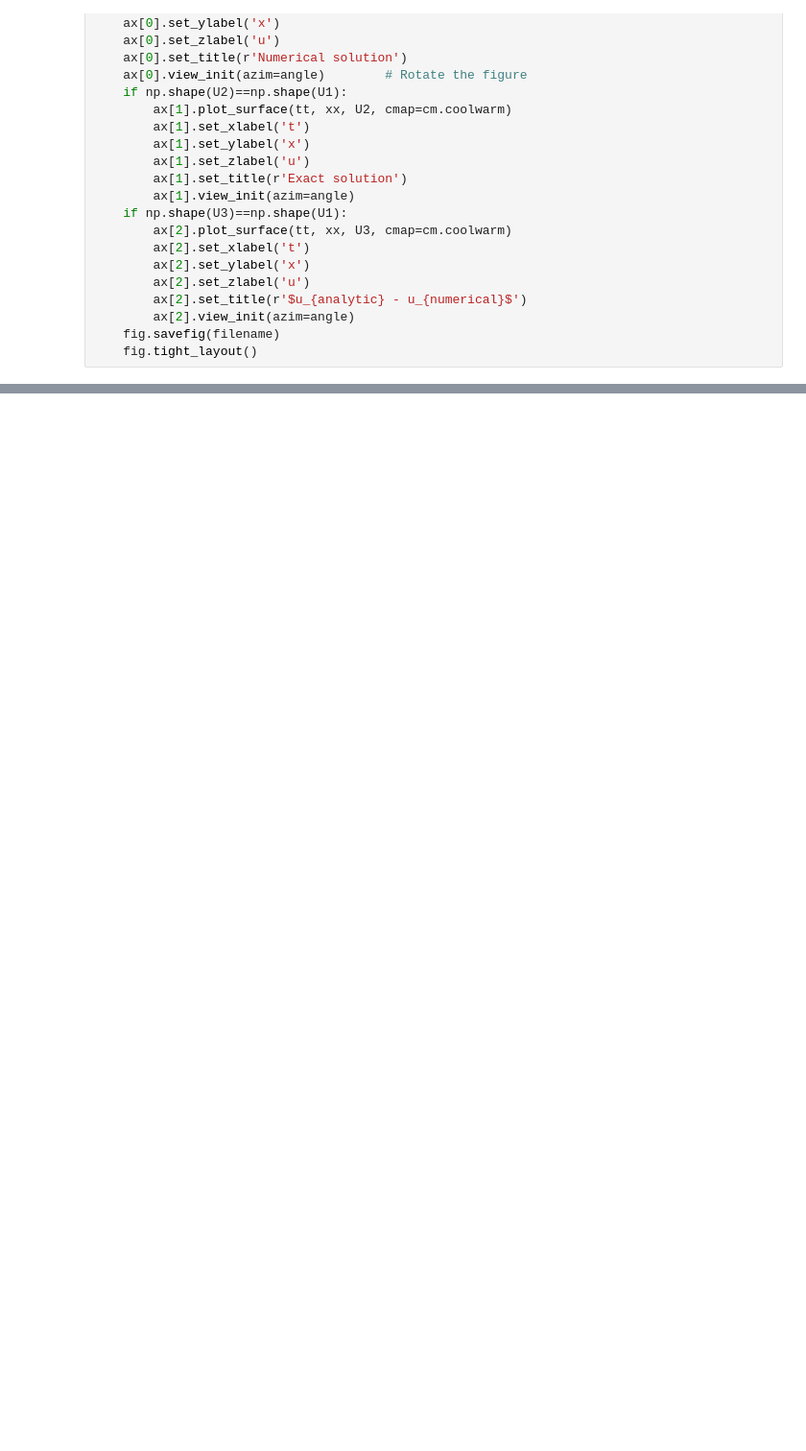
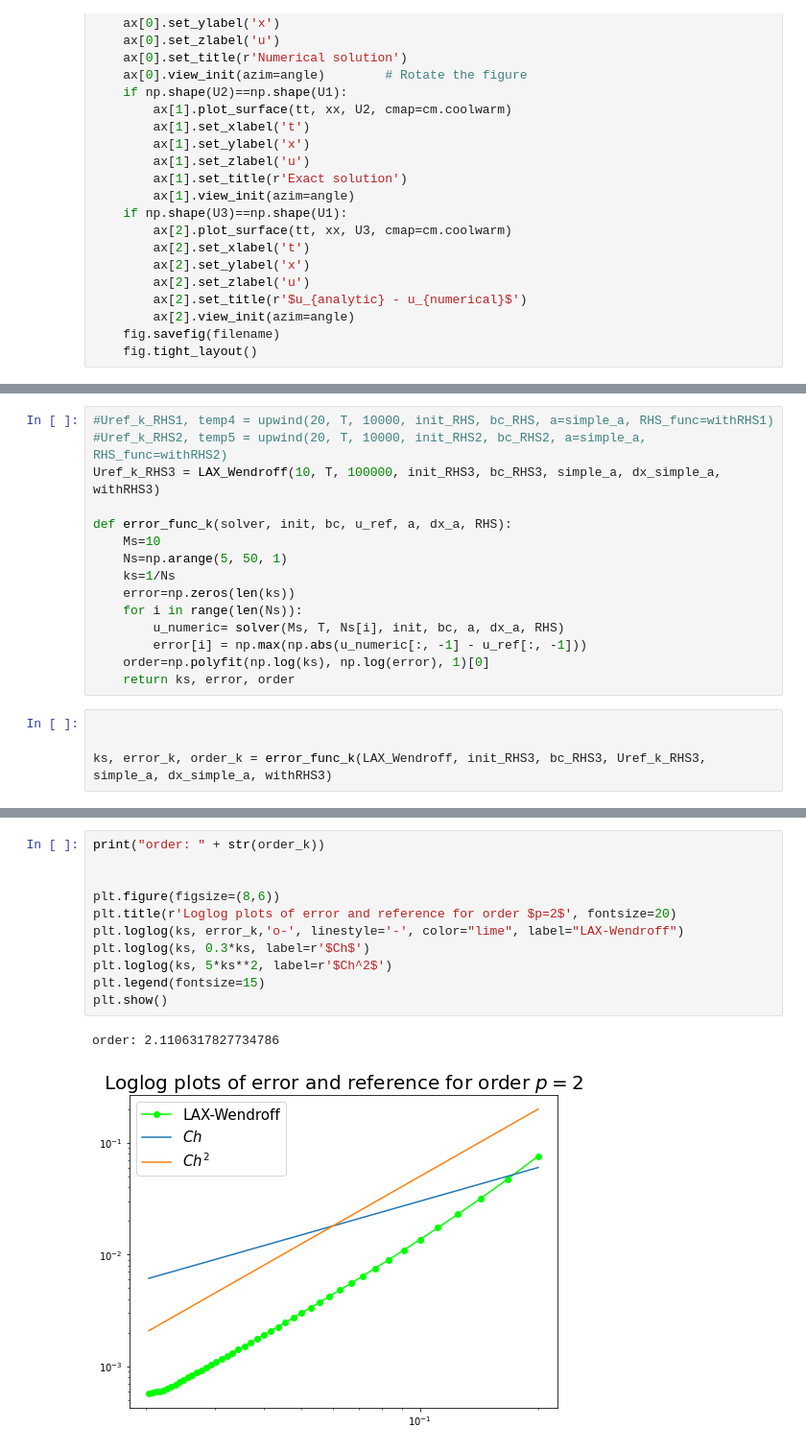
Before and after one commit to ulrikunneberg/numdiffprosj2, a Jupyter notebook: Gorms Big Dick Fil.ipynb, the cells around one changed output, grey strips where cells are left out. Shown at 96% size. Cells and saved outputs as stored; diff of their text form; blank space fills up the shorter version.

```diff
--- a/Gorms Big Dick Fil.ipynb
+++ b/Gorms Big Dick Fil.ipynb
@@ -216,0 +181,19 @@ plt.show()
+# %%
+#Uref_k_RHS1, temp4 = upwind(20, T, 10000, init_RHS, bc_RHS, a=simple_a, RHS_func=withRHS1)
+#Uref_k_RHS2, temp5 = upwind(20, T, 10000, init_RHS2, bc_RHS2, a=simple_a, RHS_func=withRHS2)
+Uref_k_RHS3 = LAX_Wendroff(10, T, 100000, init_RHS3, bc_RHS3, simple_a, dx_simple_a, withRHS3)
+
+def error_func_k(solver, init, bc, u_ref, a, dx_a, RHS):
+    Ms=10
+    Ns=np.arange(5, 50, 1)
+    ks=1/Ns
+    error=np.zeros(len(ks))
+    for i in range(len(Ns)):
+        u_numeric= solver(Ms, T, Ns[i], init, bc, a, dx_a, RHS)
+        error[i] = np.max(np.abs(u_numeric[:, -1] - u_ref[:, -1]))
+    order=np.polyfit(np.log(ks), np.log(error), 1)[0]
+    return ks, error, order
+# %%
+
+
+ks, error_k, order_k = error_func_k(LAX_Wendroff, init_RHS3, bc_RHS3, Uref_k_RHS3, simple_a, dx_simple_a, withRHS3)
@@ -216,0 +220,14 @@ plt.show()
+# %%
+print("order: " + str(order_k))
+
+
+plt.figure(figsize=(8,6))
+plt.title(r'Loglog plots of error and reference for order $p=2$', fontsize=20)
+plt.loglog(ks, error_k,'o-', linestyle='-', color="lime", label="LAX-Wendroff")
+plt.loglog(ks, 0.3*ks, label=r'$Ch$')
+plt.loglog(ks, 5*ks**2, label=r'$Ch^2$')
+plt.legend(fontsize=15)
+plt.show()
+# %% [output]
+order: 2.1106317827734786
+[figure, added]
```
Also changed, not shown: parts of 8 cells of this notebook.
